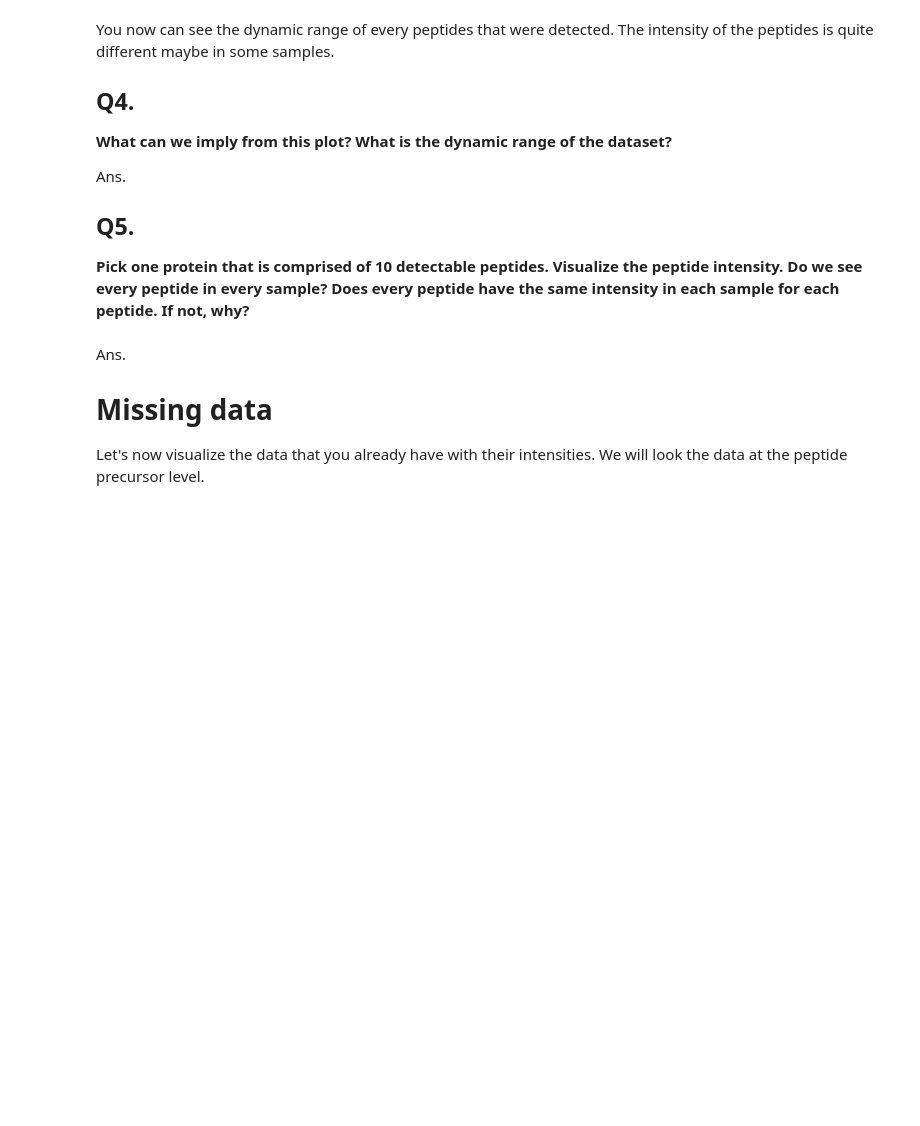
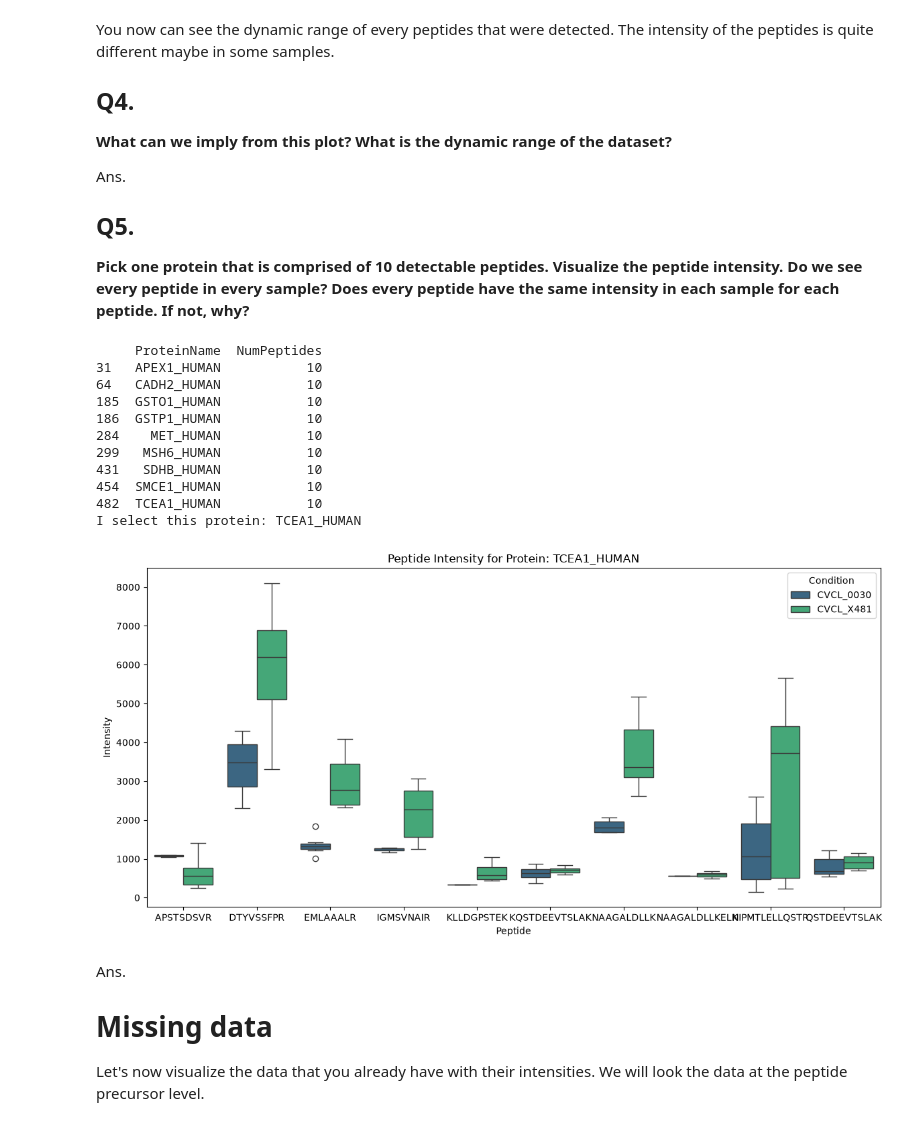
Before and after one commit to thanadol-git/CB2110, a Jupyter notebook: lab2/lab2.ipynb, the cells around one changed output. Drawn from its saved outputs; the diff is of its cells as text; code cells hidden in the pictures; blank space fills up the shorter version.

```diff
--- a/lab2/lab2.ipynb
+++ b/lab2/lab2.ipynb
@@ -89,0 +160,20 @@ Ans.
+# %%
+# Delete!
+
+# Peptide per protein count
+# First, get unique ProteinName and PeptideSequence pairs
+protein_peptide_unique = ms_result[['ProteinName', 'PeptideSequence']].drop_duplicates()
+
+# Count unique peptides per protein
+peptide_per_protein = protein_peptide_unique.groupby('ProteinName').size().reset_index(name='NumPeptides')
+
+# Show a summary table: ProteinName and number of unique peptides detected
+print(peptide_per_protein)
+
+# Optionally, also show summary stats
+print(f"\nTotal proteins detected: {peptide_per_protein.shape[0]}")
+print(f"Average peptides per protein: {peptide_per_protein['NumPeptides'].mean():.2f}")
+
+
+# Count NumPeptides
+peptide_per_protein['NumPeptides'].value_counts()
@@ -150,6 +279,47 @@ Ans.
 
 
 # Visualize it
+# %%
+# Delete!
+
+protein_10pep = peptide_per_protein[peptide_per_protein['NumPeptides'] == 10]
+print(protein_10pep)
+
+# Select the last ProteinName and Print it
+protein_name_10pep = protein_10pep.iloc[-1]['ProteinName']
+print(f"I select this protein: {protein_name_10pep}")
+
+# Visualize it
+protein_10pep_data = ms_result[ms_result['ProteinName'] == protein_name_10pep]
+
+# Plot: x axis is peptide, box plot with colors by Condition
+plt.figure(figsize=(12, 6))
+sns.boxplot(
+    data=protein_10pep_data,
+    x='PeptideSequence',
+    y='Intensity',
+    hue='Condition',
+    palette='viridis'
+)
+plt.xlabel('Peptide')
+plt.ylabel('Intensity')
+plt.title(f'Peptide Intensity for Protein: {protein_name_10pep}')
+plt.legend(title='Condition')
+plt.tight_layout()
+plt.show()
+# %% [output]
+     ProteinName  NumPeptides
+31   APEX1_HUMAN           10
+64   CADH2_HUMAN           10
+185  GSTO1_HUMAN           10
+186  GSTP1_HUMAN           10
+284    MET_HUMAN           10
+299   MSH6_HUMAN           10
+431   SDHB_HUMAN           10
+454  SMCE1_HUMAN           10
+482  TCEA1_HUMAN           10
+I select this protein: TCEA1_HUMAN
+[figure, added]
 # %% [markdown]
 Ans.
 
```
Also changed, not shown: parts of 19 cells of this notebook.
